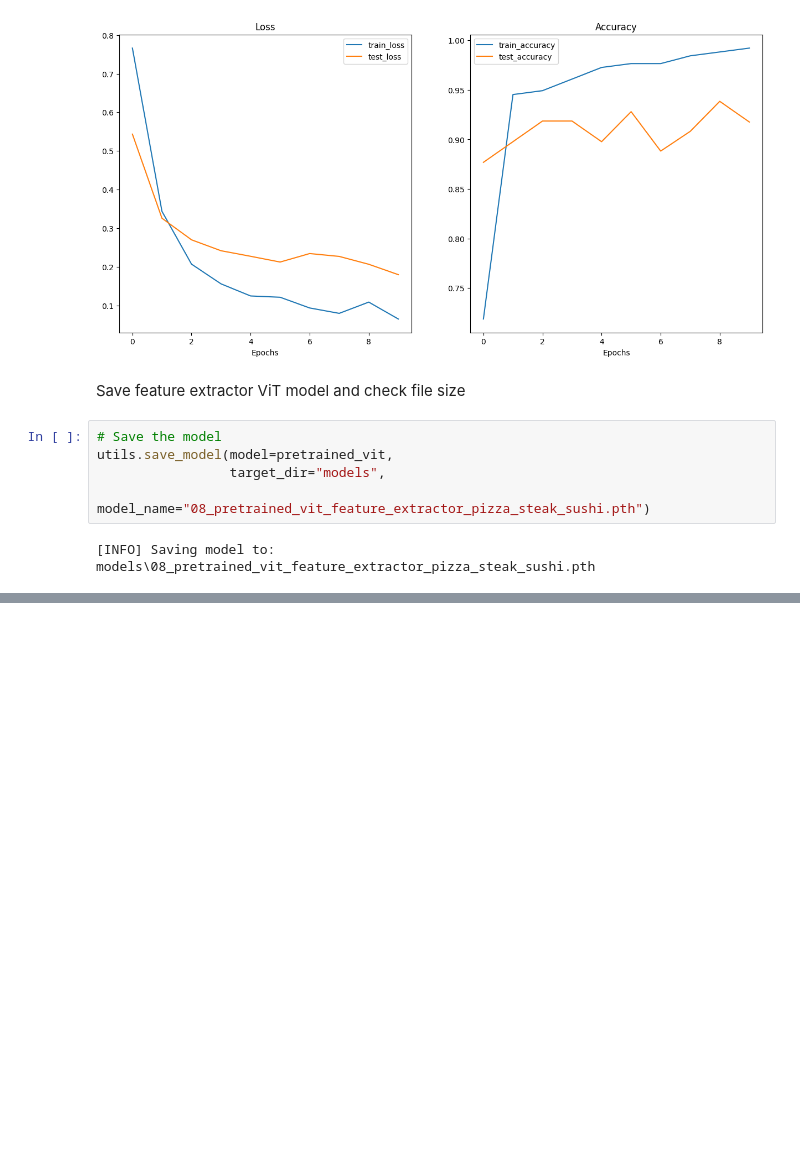
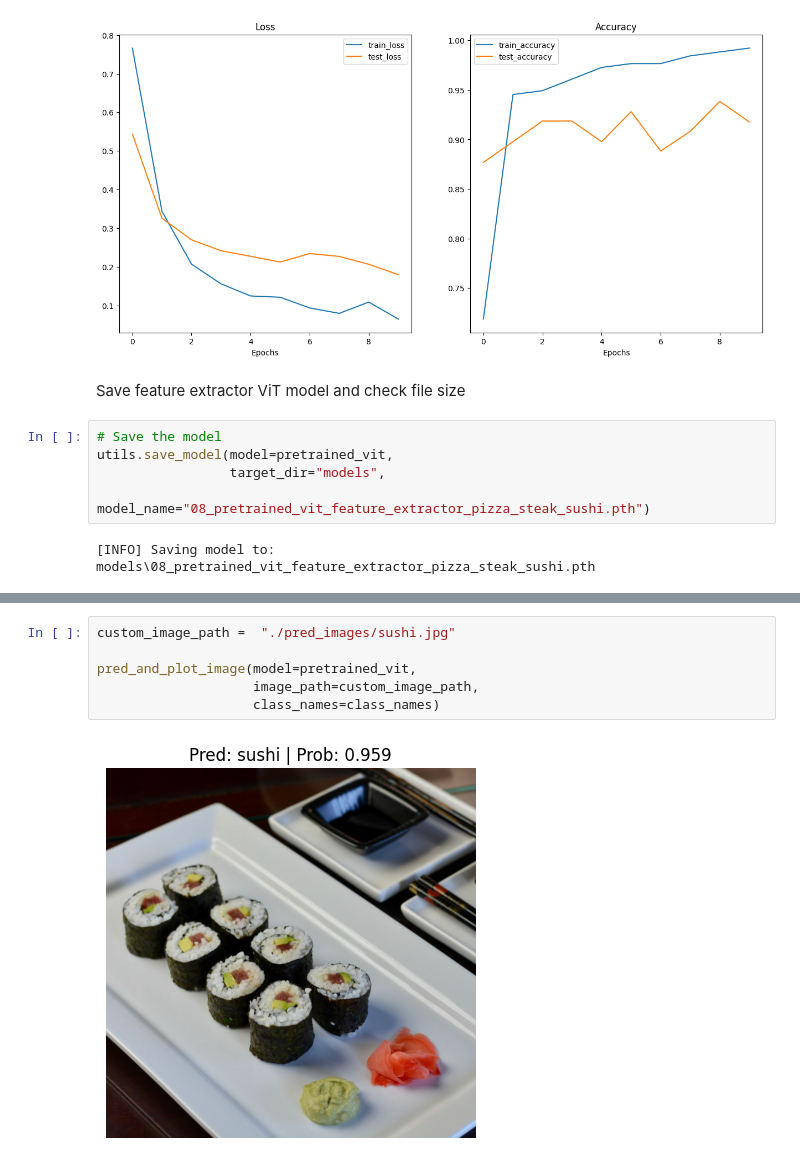
Before and after one commit to ChandulaSenevirathna/Vision_Transform_PyTorch, a Jupyter notebook: vit.ipynb, the cells around one changed output, grey strips where cells are left out. Drawn from its saved outputs; the diff is of its cells as text; blank space fills up the shorter version.

```diff
--- a/vit.ipynb
+++ b/vit.ipynb
@@ -979,0 +1001,8 @@ utils.save_model(model=pretrained_vit,
+# %%
+custom_image_path =  "./pred_images/sushi.jpg"
+
+pred_and_plot_image(model=pretrained_vit,
+                    image_path=custom_image_path,
+                    class_names=class_names)
+# %% [output]
+[figure, added]
```
Also changed, not shown: parts of 4 cells of this notebook, 3 other files.
